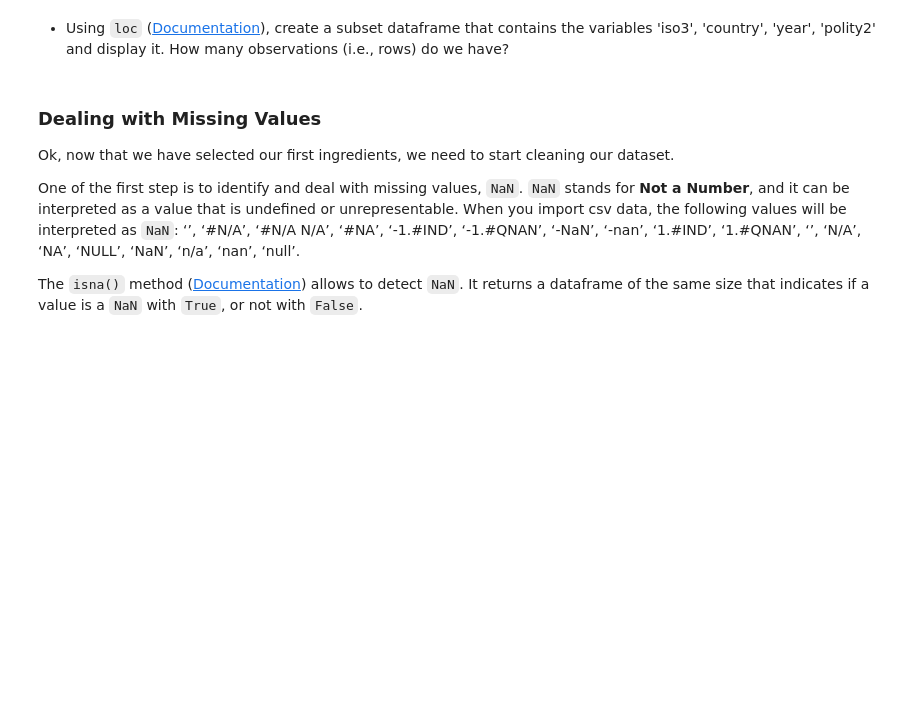
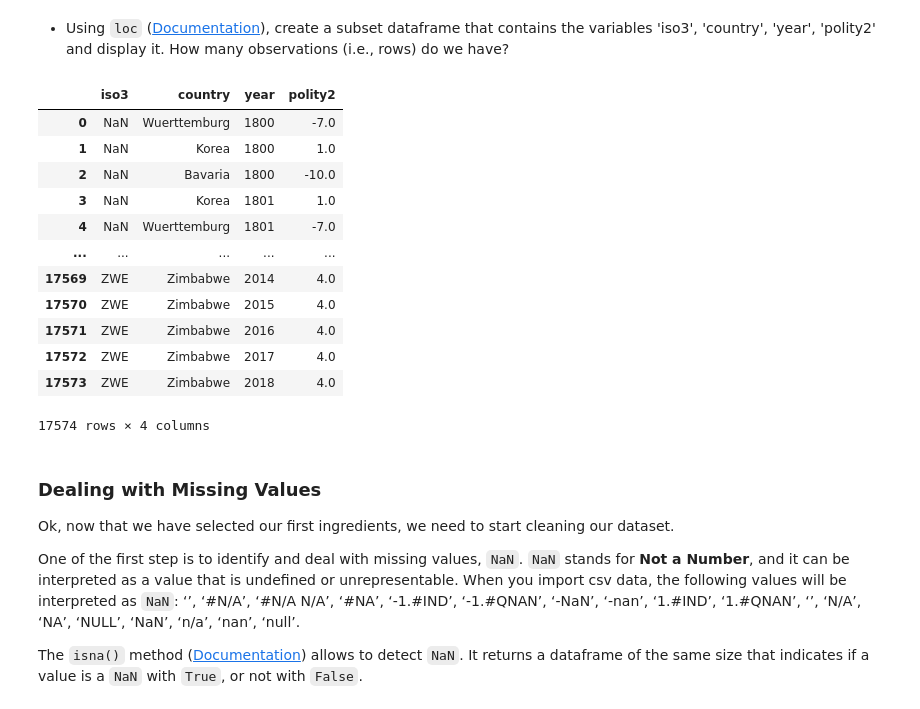
Before and after one commit to Mxlrt69/class_datascience, a Jupyter notebook: 2026/02_Data-Cleaning/other_learning_files/02_Data-Cleaning-Practice.ipynb, the cells around one changed output. Drawn from its saved outputs; the diff is of its cells as text; code cells hidden in the pictures; blank space fills up the shorter version.

```diff
--- a/2026/02_Data-Cleaning/other_learning_files/02_Data-Cleaning-Practice.ipynb
+++ b/2026/02_Data-Cleaning/other_learning_files/02_Data-Cleaning-Practice.ipynb
@@ -83,6 +109,25 @@ In the following, we will work with one of the variable included in the dataset,
 - Using `loc` ([Documentation](https://pandas.pydata.org/docs/reference/api/pandas.DataFrame.loc.html)), create a subset dataframe that contains the variables 'iso3', 'country', 'year', 'polity2' and display it. How many observations (i.e., rows) do we have?
 # %%
 # Your code here...
+df['polity2'].head()
+
+subset_df = df.loc[:, ["iso3", "country", "year", "polity2"]]
+
+display(subset_df)
+# %% [output]
+|  | iso3 | country | year | polity2 |
+| 0 | NaN | Wuerttemburg | 1800 | -7.0 |
+| 1 | NaN | Korea | 1800 | 1.0 |
+| 2 | NaN | Bavaria | 1800 | -10.0 |
+| 3 | NaN | Korea | 1801 | 1.0 |
+| 4 | NaN | Wuerttemburg | 1801 | -7.0 |
+| ... | ... | ... | ... | ... |
+| 17569 | ZWE | Zimbabwe | 2014 | 4.0 |
+| 17570 | ZWE | Zimbabwe | 2015 | 4.0 |
+| 17571 | ZWE | Zimbabwe | 2016 | 4.0 |
+| 17572 | ZWE | Zimbabwe | 2017 | 4.0 |
+| 17573 | ZWE | Zimbabwe | 2018 | 4.0 |
+17574 rows × 4 columns
 # %% [markdown]
 ### Dealing with Missing Values <a name="missing-value-polity5"></a>
 
```
Also changed, not shown: parts of 6 cells of this notebook, 1 other file.
